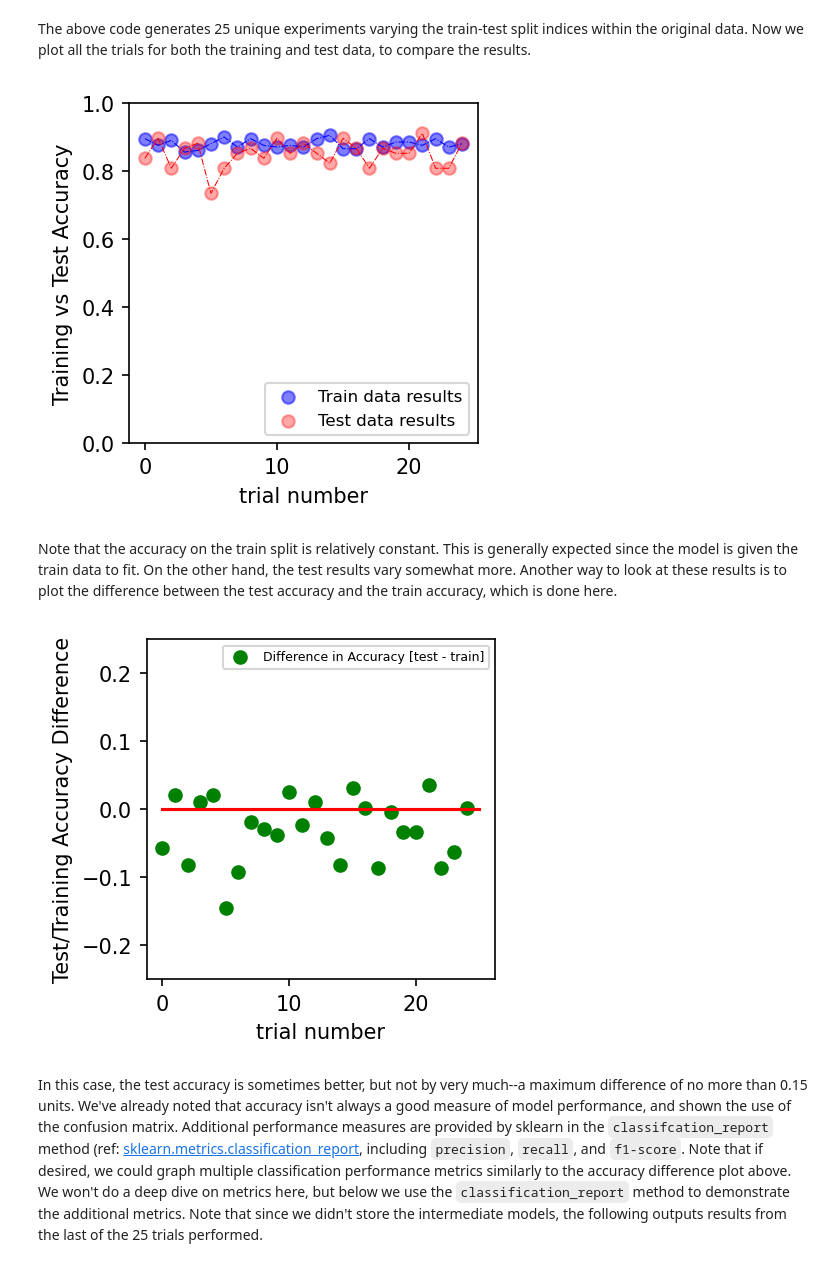
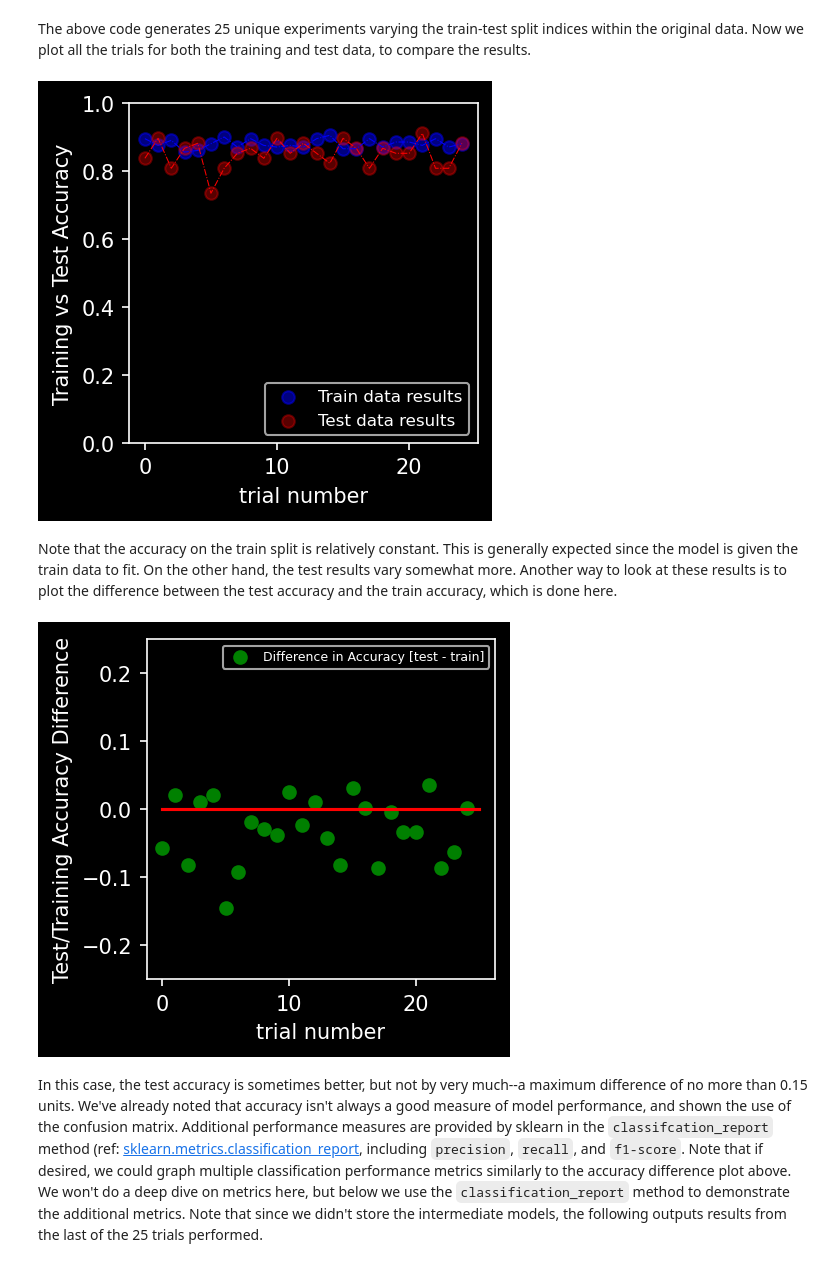
Before and after one commit to topgreg/springboard_files-Logistic-Regression-Advanced-Case-Study, a Jupyter notebook: Logistic Regression Advanced Case Study - Welliver.ipynb, the cells around one changed output. Drawn from its saved outputs; the diff is of its cells as text; code cells hidden in the pictures.

```diff
--- a/Logistic Regression Advanced Case Study - Welliver.ipynb
+++ b/Logistic Regression Advanced Case Study - Welliver.ipynb
@@ -497,4 +497,5 @@ ax.set_xlabel('Heart Disease')
 ax.set_title('Heart Disease class distribution\nwhere 1 means presence of heart disease',
               fontsize = 10)
 plt.show()
+plt.style.use('dark_background')
 # %% [output]
@@ -539,12 +540,12 @@ y2 = dflog['cholesterol_mg_dl'][dflog['heart_disease'] == 0]
 fig, ax = plt.subplots()
 ax.scatter(x1, y1, c="green", alpha=0.5, s=5, label="With Heart Disease")
 ax.scatter(x2, y2, c="blue", alpha=0.5, s=5, label="Without Heart Disease")
-ax.set_xlabel("Blood Pressure")
-ax.set_ylabel("Cholesterol")
+ax.set_xlabel("Blood Pressure", fontsize="xx-small")
+ax.set_ylabel("Cholesterol", fontsize="xx-small")
 ax.legend(fontsize="xx-small", loc='upper right')
 plt.show()
+plt.style.use('dark_background')
 
-#QUESTION: not able to get the axes labels and values to show up
 #fig, ax = plt.subplots(sharex=False)
 #plt.xlabel('Minimum Hamming Distance')
 #plt.ylabel("Number of Simulations")
@@ -990,4 +993,5 @@ ax.set_yticks([0, 1])
 ax.set_xticklabels(labels = ['no heart disease', 'heart disease'], fontsize = 8)
 ax.set_yticklabels(labels = ['no heart disease', 'heart disease'], fontsize = 8)
 display_cm.plot(ax = ax)
+plt.style.use('dark_background')
 # %% [output]
@@ -1109,24 +1118,26 @@ ax.set_ylabel('Training vs Test Accuracy')
 ax.set_ylim(0, 1)
 ax.set_xlabel('trial number')
 plt.show()
+plt.style.use('dark_background')
 # %% [output]
-[figure, old version]
+[figure, new version]
 # %% [markdown]
 Note that the accuracy on the train split is relatively constant. This is generally expected since the model is given the train data to fit. On the other hand, the test results vary somewhat more. Another way to look at these results is to plot the difference between the test accuracy and the train accuracy, which is done here.
 # %%
 fig, ax = plt.subplots()
 ax.scatter(range(len(accuracy_difference)),
            accuracy_difference,
            color = 'green',
            label = 'Difference in Accuracy [test - train]')
 ax.plot([0, len(accuracy_difference)], [0, 0], 'red')
 ax.legend(fontsize = 6)
 ax.set_ylabel('Test/Training Accuracy Difference')
 ax.set_ylim(-0.25, 0.25)
 ax.set_xlabel('trial number')
 plt.show()
+plt.style.use('dark_background')
 # %% [output]
-[figure, old version]
+[figure, new version]
 # %% [markdown]
 In this case, the test accuracy is sometimes better, but not by very much--a maximum difference of no more than 0.15 units.  We've already noted that accuracy isn't always a good measure of model performance, and shown the use of the confusion matrix. Additional performance measures are provided by sklearn in the ``classifcation_report`` method (ref: [sklearn.metrics.classification_report](http://scikit-learn.org/stable/modules/generated/sklearn.metrics.classification_report.html), including ``precision``, ``recall``, and ``f1-score``.  Note that if desired, we could graph multiple classification performance metrics similarly to the accuracy difference plot above. We won't do a deep dive on metrics here, but below we use the ``classification_report`` method to demonstrate the additional metrics. Note that since we didn't store the intermediate models, the following outputs results from the last of the 25 trials performed.
 # %%
```
Also changed, not shown: parts of 10 cells of this notebook.
